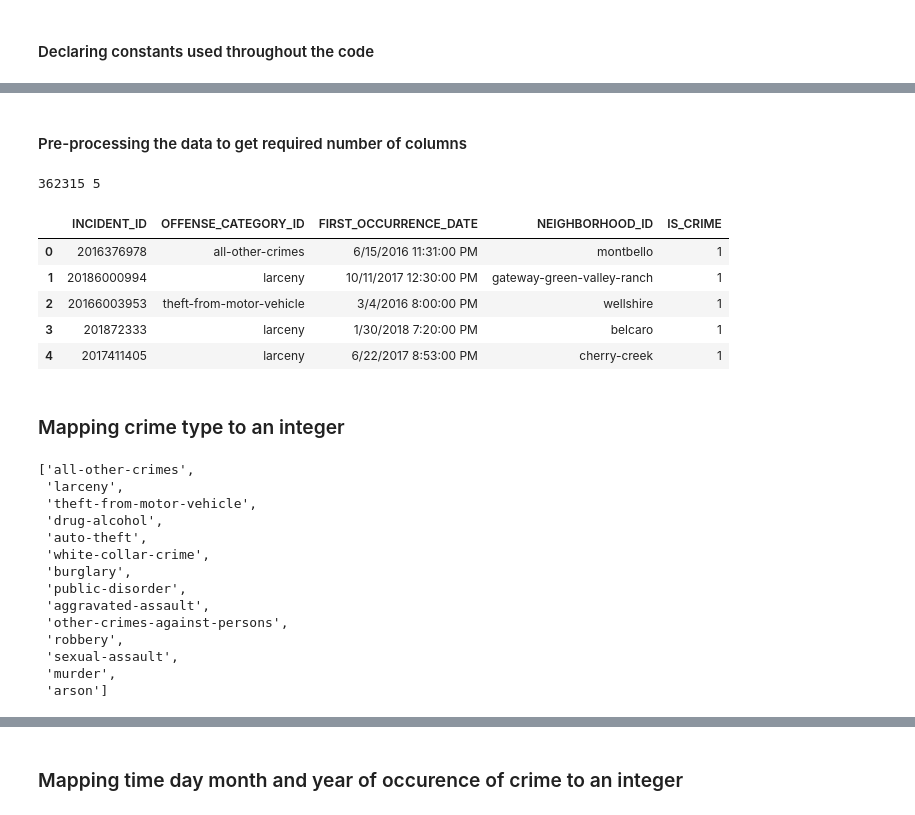
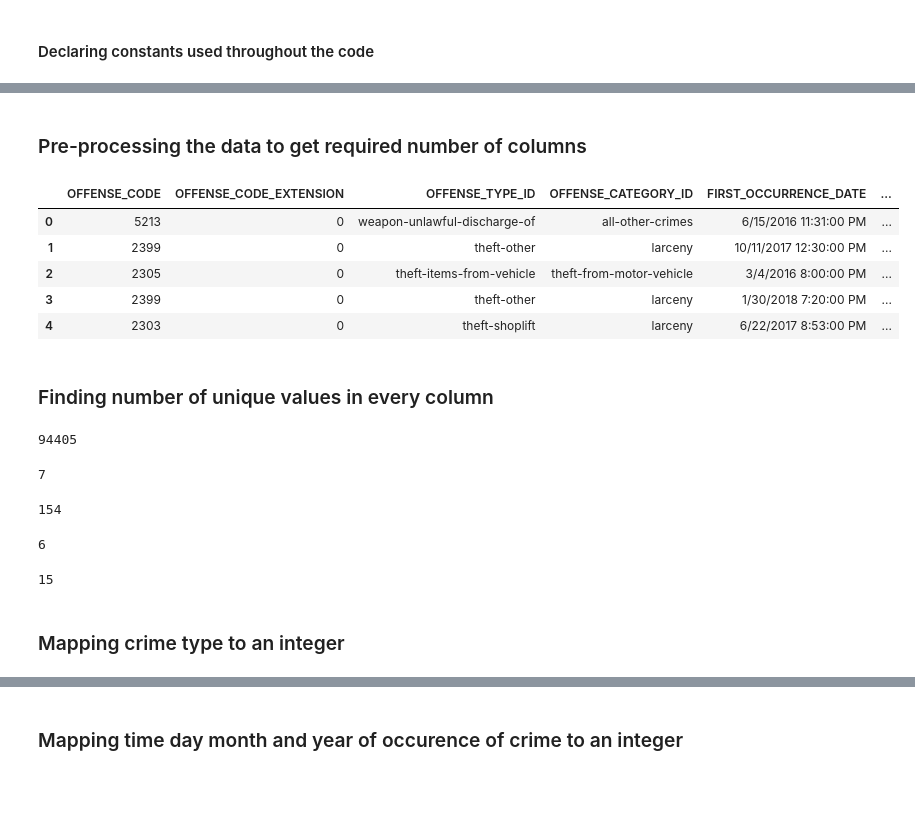
Before and after one commit to nishi1612/Crime-Type-Prediction, a Jupyter notebook: Prototype 1.ipynb, the cells around one changed output, grey strips where cells are left out. Cells and saved outputs as stored; diff of their text form; code cells hidden in the pictures; blank space fills up the shorter version.

```diff
--- a/Prototype 1.ipynb
+++ b/Prototype 1.ipynb
@@ -46,4 +49,0 @@ data.head(5)
-# %%
-data = data[(data[data.columns[17]] != 0)]
-print(len(data.index) , len(data.columns))
-data.head(5)
@@ -58,35 +50,41 @@ data.head(5)
 # %% [markdown]
-#### Pre-processing the data to get required number of columns
+### Pre-processing the data to get required number of columns
 # %%
-data_d = data[[data.columns[0], data.columns[5], data.columns[6], data.columns[len(data.columns)-1-2], data.columns[len(data.columns)-1-1]] ]
-print(len(data_d.index) , len(data_d.columns))
+data_d = data.drop([data.columns[0],data.columns[1],data.columns[7],data.columns[9],data.columns[17],data.columns[18]],axis=1)
 data_d.head(5)
 # %% [output]
-362315 5
-|  | INCIDENT_ID | OFFENSE_CATEGORY_ID | FIRST_OCCURRENCE_DATE | NEIGHBORHOOD_ID | IS_CRIME |
-| 0 | 2016376978 | all-other-crimes | 6/15/2016 11:31:00 PM | montbello | 1 |
-| 1 | 20186000994 | larceny | 10/11/2017 12:30:00 PM | gateway-green-valley-ranch | 1 |
-| 2 | 20166003953 | theft-from-motor-vehicle | 3/4/2016 8:00:00 PM | wellshire | 1 |
-| 3 | 201872333 | larceny | 1/30/2018 7:20:00 PM | belcaro | 1 |
-| 4 | 2017411405 | larceny | 6/22/2017 8:53:00 PM | cherry-creek | 1 |
+|  | OFFENSE_CODE | OFFENSE_CODE_EXTENSION | OFFENSE_TYPE_ID | OFFENSE_CATEGORY_ID | FIRST_OCCURRENCE_DATE | ... |
+| 0 | 5213 | 0 | weapon-unlawful-discharge-of | all-other-crimes | 6/15/2016 11:31:00 PM | ... |
+| 1 | 2399 | 0 | theft-other | larceny | 10/11/2017 12:30:00 PM | ... |
+| 2 | 2305 | 0 | theft-items-from-vehicle | theft-from-motor-vehicle | 3/4/2016 8:00:00 PM | ... |
+| 3 | 2399 | 0 | theft-other | larceny | 1/30/2018 7:20:00 PM | ... |
+| 4 | 2303 | 0 | theft-shoplift | larceny | 6/22/2017 8:53:00 PM | ... |
+# %% [markdown]
+### Finding number of unique values in every column
+# %%
+district_ids = pd.unique(data_d[data_d.columns[9]].values.ravel()).tolist()
+len(district_ids)
+# %% [output]
+94405
+# %%
+precinct_ids = pd.unique(data_d[data_d.columns[10]].values.ravel()).tolist()
+len(precinct_ids)
+# %% [output]
+7
+# %%
+offence_ids = pd.unique(data_d[data_d.columns[0]].values.ravel()).tolist()
+len(offence_ids)
+# %% [output]
+154
+# %%
+code_extensions = pd.unique(data_d[data_d.columns[1]].values.ravel()).tolist()
+len(code_extensions)
+# %% [output]
+6
+# %%
+crime_categories = pd.unique(data_d[data_d.columns[3]].values.ravel()).tolist()
+len(crime_categories)
+# %% [output]
+15
 # %% [markdown]
 ### Mapping crime type to an integer
-# %%
-# To know what unique crime types are present in dataset
-crime_categories = pd.unique(data[data.columns[5]].values.ravel()).tolist()
-crime_categories
-# %% [output]
-['all-other-crimes',
- 'larceny',
- 'theft-from-motor-vehicle',
- 'drug-alcohol',
- 'auto-theft',
- 'white-collar-crime',
- 'burglary',
- 'public-disorder',
- 'aggravated-assault',
- 'other-crimes-against-persons',
- 'robbery',
- 'sexual-assault',
- 'murder',
- 'arson']
```
Also changed, not shown: parts of 36 cells of this notebook, 1 other file.
